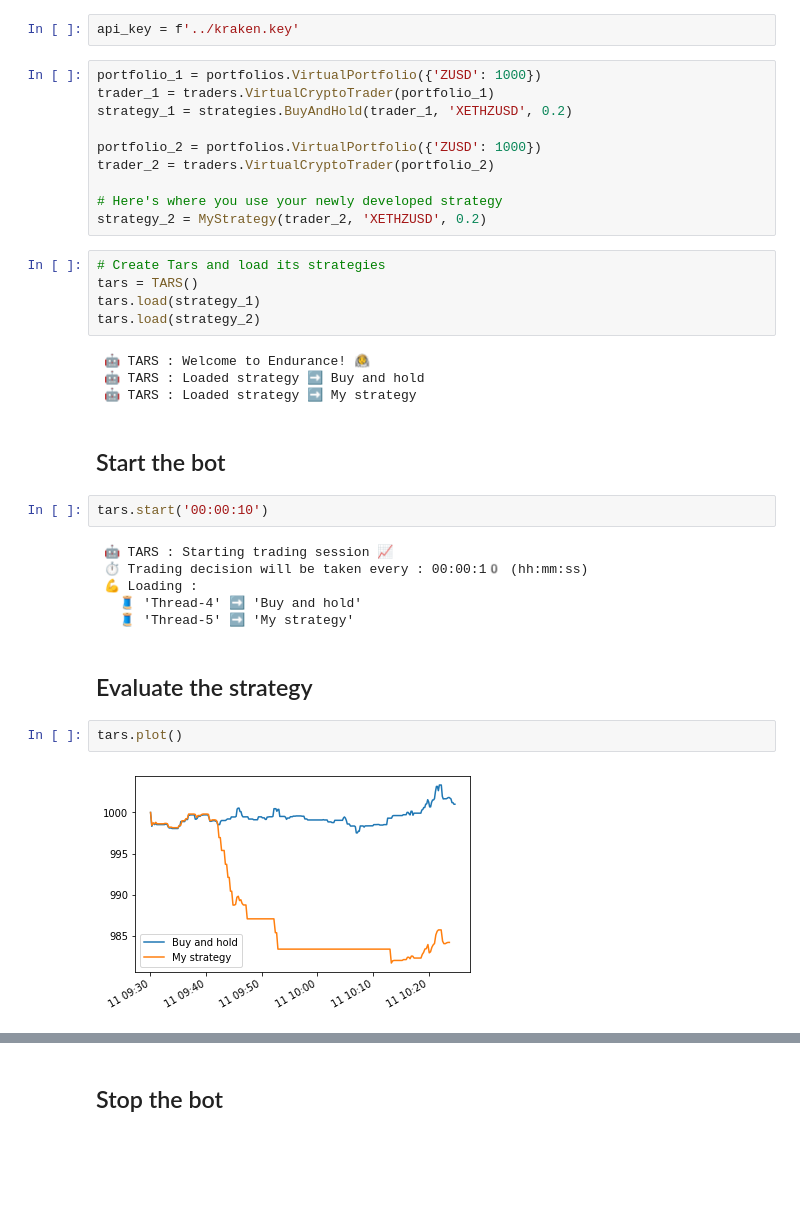
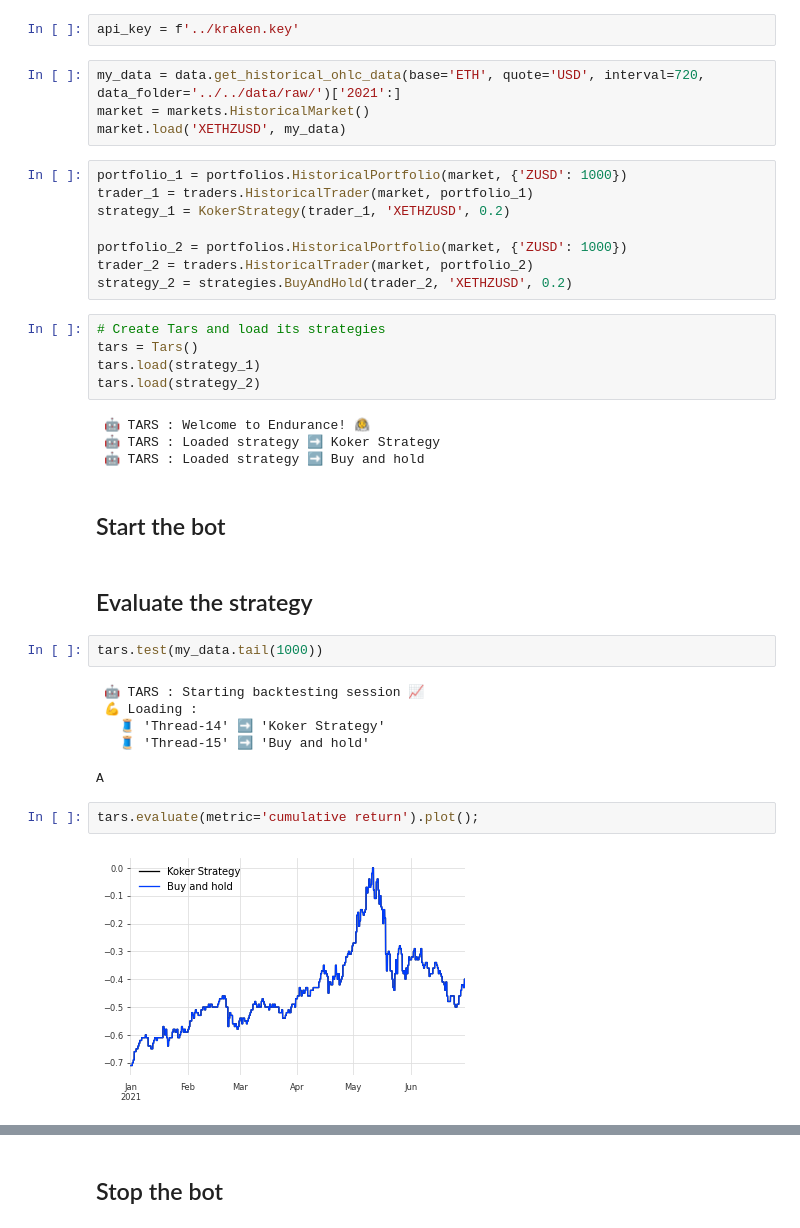
Before and after one commit to fredmontet/tars, a Jupyter notebook: notebooks/misc/strategy-koker.ipynb, the cells around one changed output, grey strips where cells are left out. Drawn from its saved outputs; the diff is of its cells as text; blank space fills up the shorter version.

```diff
--- a/notebooks/misc/strategy-koker.ipynb
+++ b/notebooks/misc/strategy-koker.ipynb
@@ -253,41 +303,43 @@ ModuleNotFoundError: No module named 'src'
 Then, it is as usual.
 # %%
 api_key = f'../kraken.key'
+# %%
+my_data = data.get_historical_ohlc_data(base='ETH', quote='USD', interval=720, data_folder='../../data/raw/')['2021':]
+market = markets.HistoricalMarket()
+market.load('XETHZUSD', my_data)
 # %%
-portfolio_1 = portfolios.VirtualPortfolio({'ZUSD': 1000})
-trader_1 = traders.VirtualCryptoTrader(portfolio_1)
-strategy_1 = strategies.BuyAndHold(trader_1, 'XETHZUSD', 0.2)
+portfolio_1 = portfolios.HistoricalPortfolio(market, {'ZUSD': 1000})
+trader_1 = traders.HistoricalTrader(market, portfolio_1)
+strategy_1 = KokerStrategy(trader_1, 'XETHZUSD', 0.2)
 
-portfolio_2 = portfolios.VirtualPortfolio({'ZUSD': 1000})
-trader_2 = traders.VirtualCryptoTrader(portfolio_2)
-
-# Here's where you use your newly developed strategy
-strategy_2 = MyStrategy(trader_2, 'XETHZUSD', 0.2)
+portfolio_2 = portfolios.HistoricalPortfolio(market, {'ZUSD': 1000})
+trader_2 = traders.HistoricalTrader(market, portfolio_2)
+strategy_2 = strategies.BuyAndHold(trader_2, 'XETHZUSD', 0.2)
 # %%
 # Create Tars and load its strategies
-tars = TARS()
+tars = Tars()
 tars.load(strategy_1)
 tars.load(strategy_2)
 # %% [output]
  🤖 TARS : Welcome to Endurance! 👨‍🚀
+ 🤖 TARS : Loaded strategy ➡️ Koker Strategy
  🤖 TARS : Loaded strategy ➡️ Buy and hold
- 🤖 TARS : Loaded strategy ➡️ My strategy
 # %% [markdown]
 ## Start the bot
-# %%
-tars.start('00:00:10')
-# %% [output]
- 🤖 TARS : Starting trading session 📈
- ⏱ Trading decision will be taken every : 00:00:10️ (hh:mm:ss)
- 💪️ Loading :
-   🧵 'Thread-4' ➡️ 'Buy and hold'
-   🧵 'Thread-5' ➡️ 'My strategy'
 # %% [markdown]
 ## Evaluate the strategy
 # %%
-tars.plot()
+tars.test(my_data.tail(1000))
 # %% [output]
-[figure, removed]
+ 🤖 TARS : Starting backtesting session 📈
+ 💪️ Loading :
+   🧵 'Thread-14' ➡️ 'Koker Strategy'
+   🧵 'Thread-15' ➡️ 'Buy and hold'
+A
+# %%
+tars.evaluate(metric='cumulative return').plot();
+# %% [output]
+[figure, added]
 # %%
 tars.evaluate().tail()
 # %% [output]
```
Also changed, not shown: parts of 13 cells of this notebook, 1 other file.
